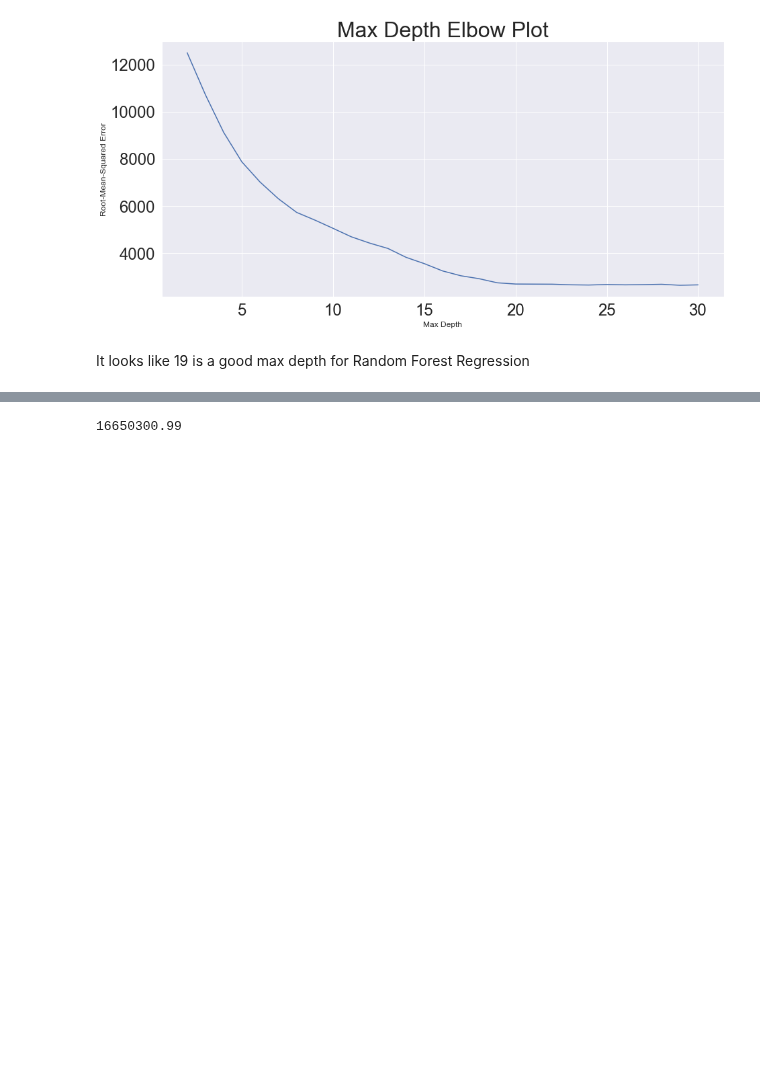
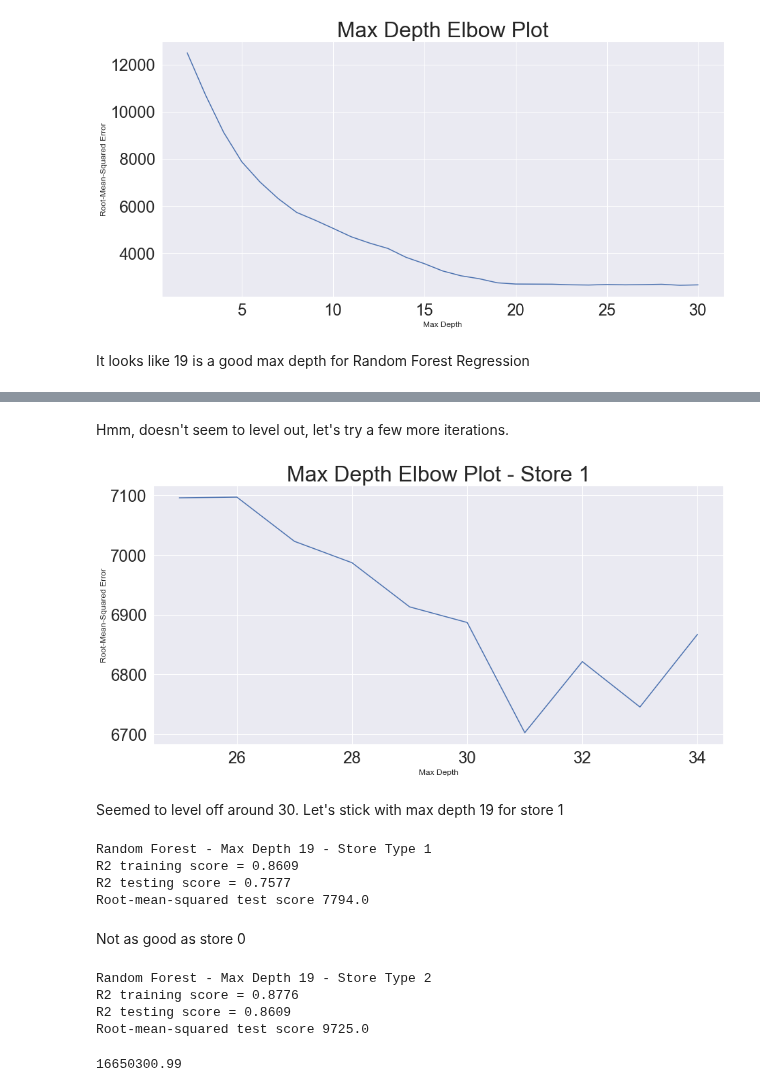
Before and after one commit to Dylan-C-Neal/capstone1-retail_forecasting, a Jupyter notebook: notebooks/C1S4-Modeling.ipynb, the cells around one changed output, grey strips where cells are left out. Saved outputs shown, nothing was run; the diff lists cells and outputs as text; code cells hidden in the pictures; blank space fills up the shorter version.

```diff
--- a/notebooks/C1S4-Modeling.ipynb
+++ b/notebooks/C1S4-Modeling.ipynb
@@ -275,3 +299,57 @@ Root-mean-squared test score 2747.0
+# %% [markdown]
+Hmm, doesn't seem to level out, let's try a few more iterations.
+# %%
+# Elbow plot to determine appropriate max_depth to use
+
+ndepth = []
+nrmse = []
+
+for i in range(25, 35):
+    reg = RandomForestRegressor(max_depth=i, random_state=42)
+    reg.fit(X_train1, np.ravel(y_train1))
+    y_pred1 = reg.predict(X_test1)
+    nrmse.append(mean_squared_error(y_test1, y_pred1, squared=False))
+    ndepth.append(i)
+
+RFElbow = pd.DataFrame({'Max Depth':ndepth, 'Root-Mean-Squared Error':nrmse})
+
+fig = plt.figure(figsize=(15,7))
+_ = sns.lineplot(x='Max Depth', y='Root-Mean-Squared Error', data=RFElbow)
+_ = plt.title('Max Depth Elbow Plot - Store 1')
+# %% [output]
+[figure, added]
+# %% [markdown]
+Seemed to level off around 30. Let's stick with max depth 19 for store 1
+# %%
+# Let's try max_depth = 19 on df1
+reg1 = RandomForestRegressor(max_depth=19, random_state=42)
+reg1.fit(X_train1, np.ravel(y_train1))
+y_pred1 = reg1.predict(X_test1)
+print('Random Forest - Max Depth 19 - Store Type 1')
+print('R2 training score = ' + str(round(reg1.score(X_train1, y_train1), 4)))
+print('R2 testing score = ' + str(round(r2_score(y_test1, y_pred1), 4)))
+print('Root-mean-squared test score ' + str(round(mean_squared_error(y_test1, y_pred1, squared=False))))
+# %% [output]
+Random Forest - Max Depth 19 - Store Type 1
+R2 training score = 0.8609
+R2 testing score = 0.7577
+Root-mean-squared test score 7794.0
+# %% [markdown]
+Not as good as store 0
+# %%
+# Let's try max_depth = 19 on df2
+reg2 = RandomForestRegressor(max_depth=19, random_state=42)
+reg2.fit(X_train2, np.ravel(y_train2))
+y_pred2 = reg2.predict(X_test2)
+print('Random Forest - Max Depth 19 - Store Type 2')
+print('R2 training score = ' + str(round(reg2.score(X_train2, y_train2), 4)))
+print('R2 testing score = ' + str(round(r2_score(y_test2, y_pred2), 4)))
+print('Root-mean-squared test score ' + str(round(mean_squared_error(y_test2, y_pred2, squared=False))))
+# %% [output]
+Random Forest - Max Depth 19 - Store Type 2
+R2 training score = 0.8776
+R2 testing score = 0.8609
+Root-mean-squared test score 9725.0
 # %%
 S2mask = X_test.Store_5 == 1
 D2mask = X_test.Dept_5 == 1
```
Also changed, not shown: parts of 6 cells of this notebook.
